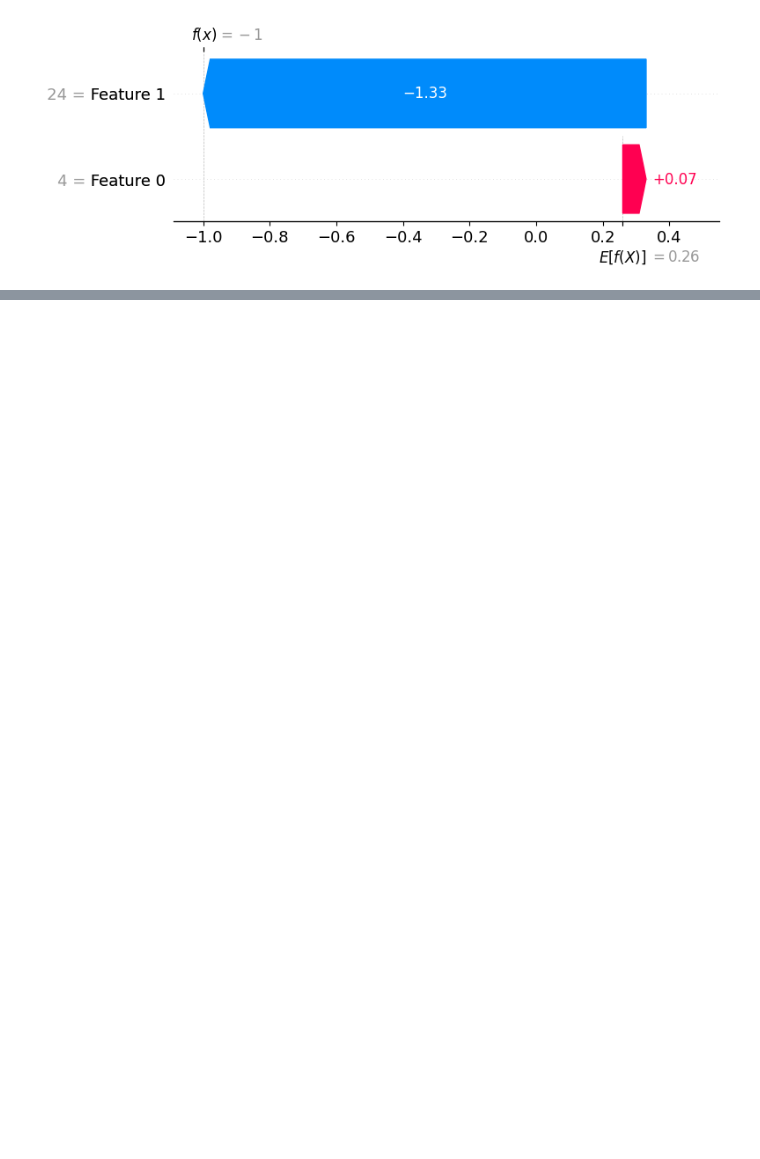
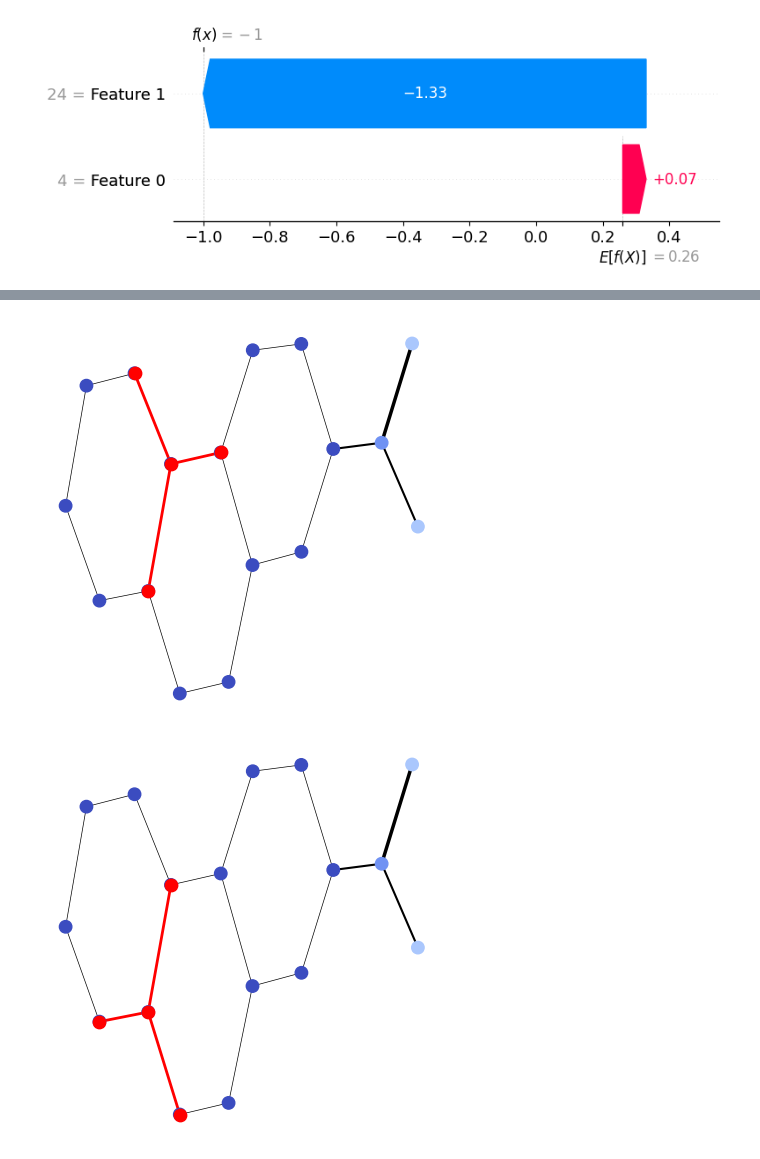
Before and after one commit to congrendai/MSc_Individual_Project, a Jupyter notebook: model.ipynb, the cells around one changed output, grey strips where cells are left out. Saved outputs shown, nothing was run; the diff lists cells and outputs as text; code cells hidden in the pictures; blank space fills up the shorter version.

```diff
--- a/model.ipynb
+++ b/model.ipynb
@@ -36,0 +31,5 @@ len(model.find_features(1, 0))
+# %%
+model.highlight_features(0, 0)
+# %% [output]
+[figure, added]
+[figure, added]
```
Also changed, not shown: parts of 5 cells of this notebook, 3 other files.
